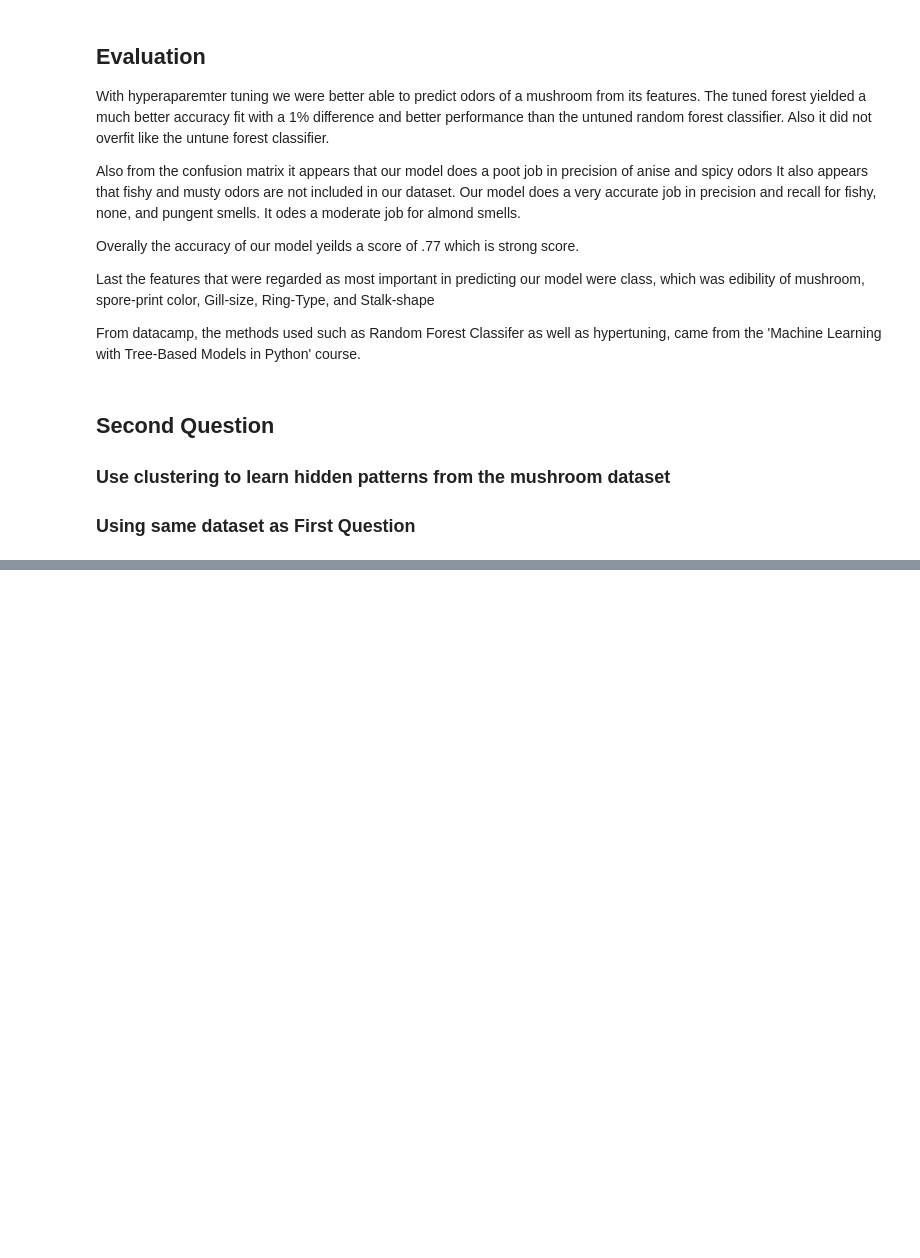
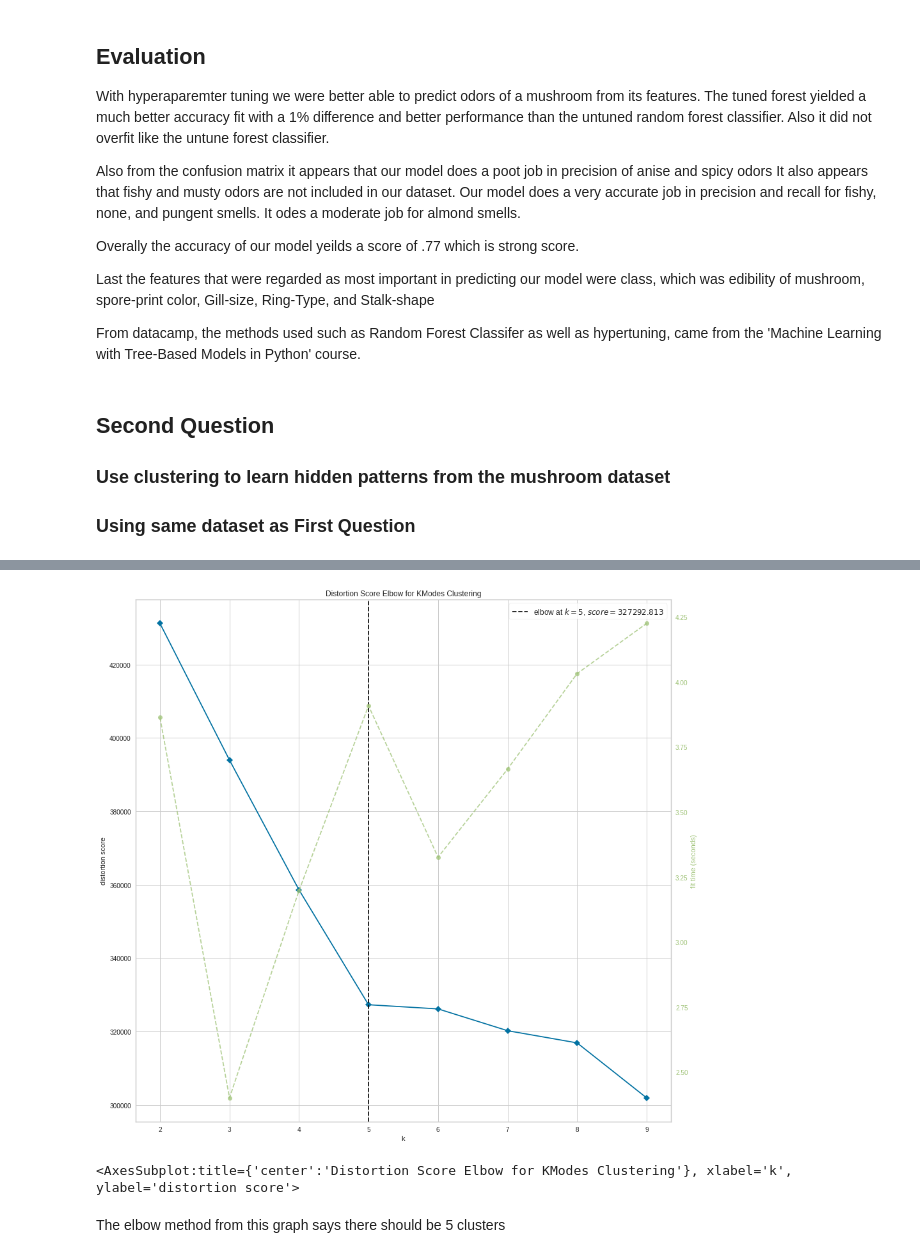
Before and after one commit to willkchan/Practice-ML-Models, a Jupyter notebook: notebook_answer_part_3.ipynb, the cells around one changed output, grey strips where cells are left out. Drawn from its saved outputs; the diff is of its cells as text; code cells hidden in the pictures; blank space fills up the shorter version.

```diff
--- a/notebook_answer_part_3.ipynb
+++ b/notebook_answer_part_3.ipynb
@@ -269,0 +258,4 @@ From datacamp, the methods used such as Random Forest Classifer as well as hyper
+# %%
+mushroom
+X = mushroom.copy()
+X
@@ -269,0 +276,4 @@ From datacamp, the methods used such as Random Forest Classifer as well as hyper
+# %%
+ordinal_enc = OrdinalEncoder()
+X = ordinal_enc.fit_transform(X)
+X
@@ -269,0 +288,14 @@ From datacamp, the methods used such as Random Forest Classifer as well as hyper
+# %%
+km = KModes(random_state=42)
+# %%
+plt.figure(figsize=(15,15))
+
+# run KMode from k values 2 to 10
+elbow_visualizer = KElbowVisualizer(km, k=(2,10))
+elbow_visualizer.fit(X)
+elbow_visualizer.show()
+# %% [output]
+[figure, added]
+<AxesSubplot:title={'center':'Distortion Score Elbow for KModes Clustering'}, xlabel='k', ylabel='distortion score'>
+# %% [markdown]
+The elbow method from this graph says there should be 5 clusters
```
Also changed, not shown: parts of 13 cells of this notebook, 1 other file.
